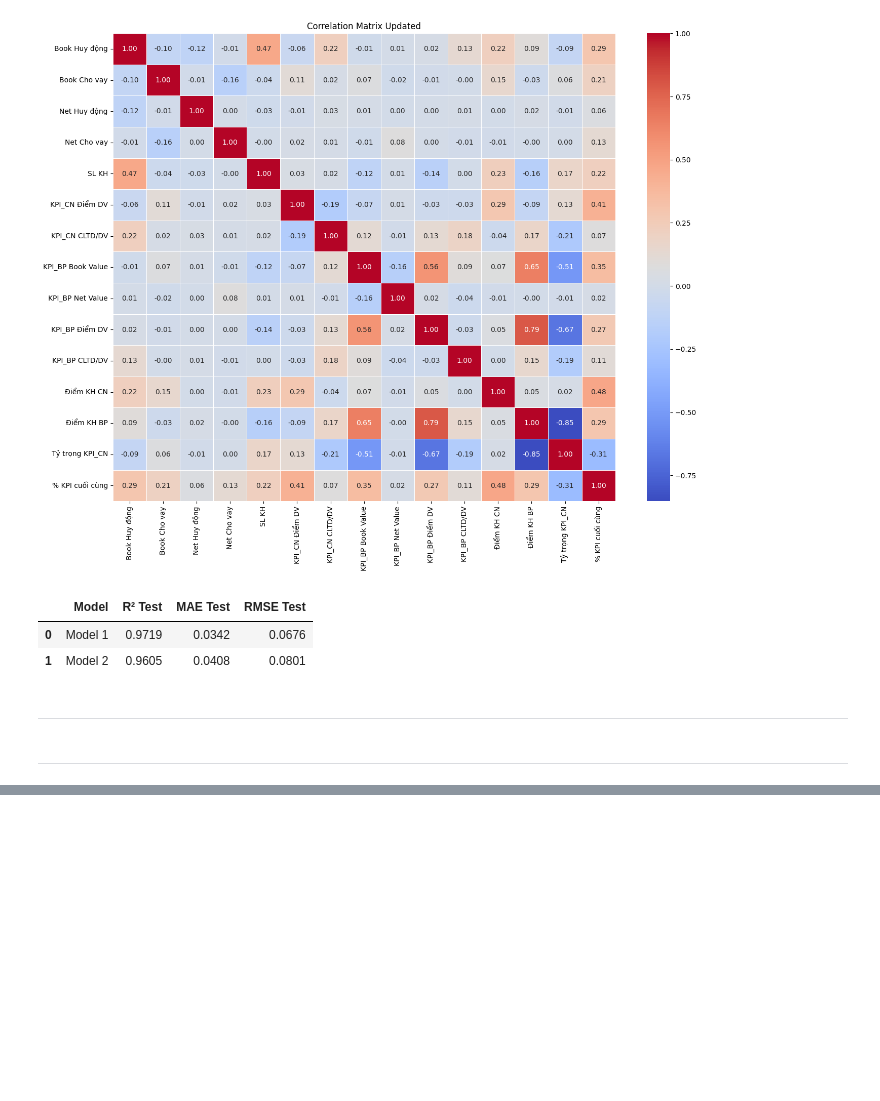
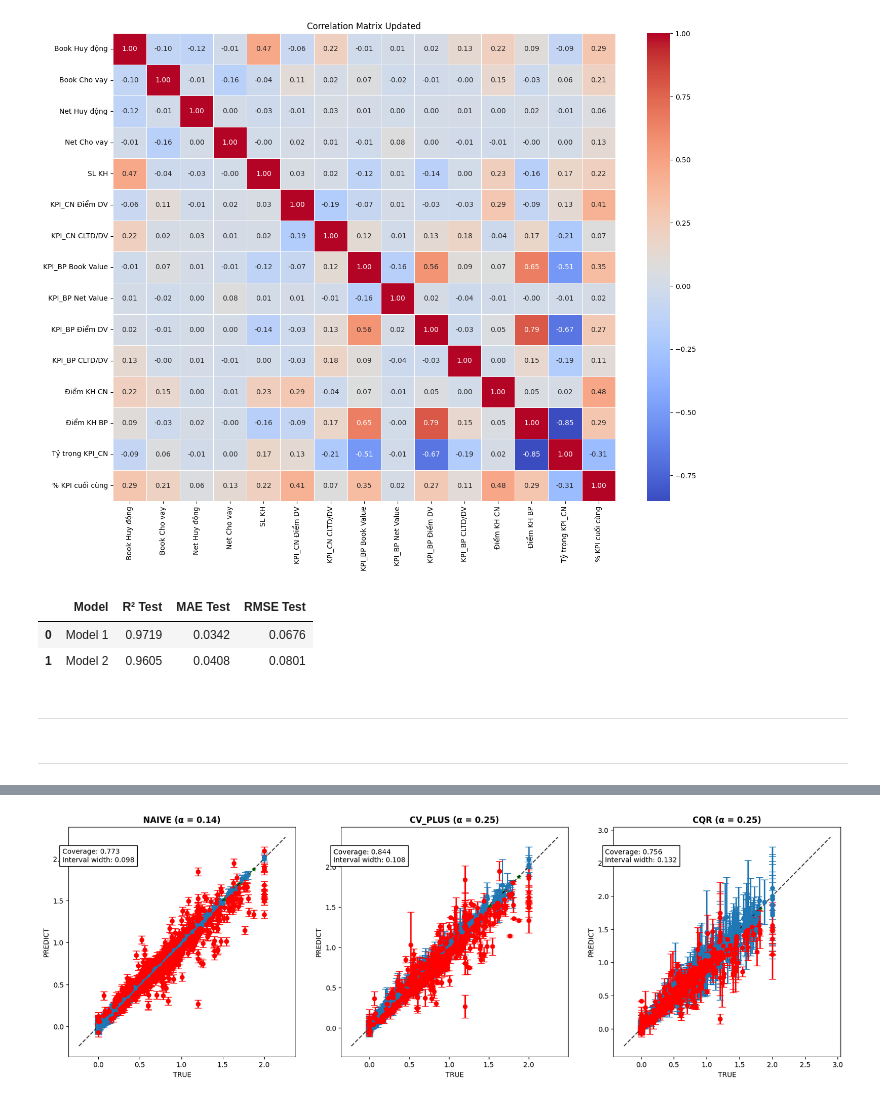
Before and after one commit to Tabaoan/FoxAI-Banking-MLs, a Jupyter notebook: Conformal/TESTING MAPIE REG/KPI_Test 5 MAX ACCEPTABLE WIDTH.ipynb, the cells around one changed output, grey strips where cells are left out. Cells and saved outputs as stored; diff of their text form; code cells hidden in the pictures; blank space fills up the shorter version.

```diff
--- a/Conformal/TESTING MAPIE REG/KPI_Test 5 Checkpoint best 2 model.ipynb
+++ b/Conformal/TESTING MAPIE REG/KPI_Test 5 MAX ACCEPTABLE WIDTH.ipynb
@@ -297,0 +577,9 @@ alpha = 0.05
+# %%
+# Cấu hình quantile cần tính
+W_Q_1 = 0.5
+W_Q_2 = 0.95
+
+w_q_1_label = f"q{int(W_Q_1 * 100)}_width"
+w_q_2_label = f"q{int(W_Q_2 * 100)}_width"
+
+alpha_range = np.arange(0.01, 0.51, 0.01)
@@ -297,0 +870,27 @@ alpha = 0.05
+# %%
+rng = np.random.default_rng(random_state)
+round_to = 3
+warnings.filterwarnings("ignore")
+
+perc_obs_plot = 1
+num_plots = rng.choice(len(y_test), int(perc_obs_plot * len(y_test)), replace=False)
+
+# 1 row x 3 cols = 3 plot (vì mình chỉ giữ lại 3 strat)
+fig, axs = plt.subplots(1, 3, figsize=(20, 6))
+
+for idx, (strat, ax) in enumerate(zip(refit_preds.keys(), axs)):
+    plot_prediction_intervals(
+        title=f"{strat.upper()} (α = {df_selected.loc[df_selected['strategy'] == strat, 'alpha'].values[0]:.2f})",
+        axs=ax,
+        y_test_sorted=refit_y_test_sorted[strat],
+        y_pred_sorted=refit_y_pred_sorted[strat],
+        lower_bound=refit_lower_bound[strat],
+        upper_bound=refit_upper_bound[strat],
+        coverage=refit_coverage[strat],
+        width=refit_width[strat],
+        num_plots_idx=num_plots
+    )
+
+plt.show()
+# %% [output]
+[figure, added]
```
Also changed, not shown: parts of 19 cells of this notebook.
